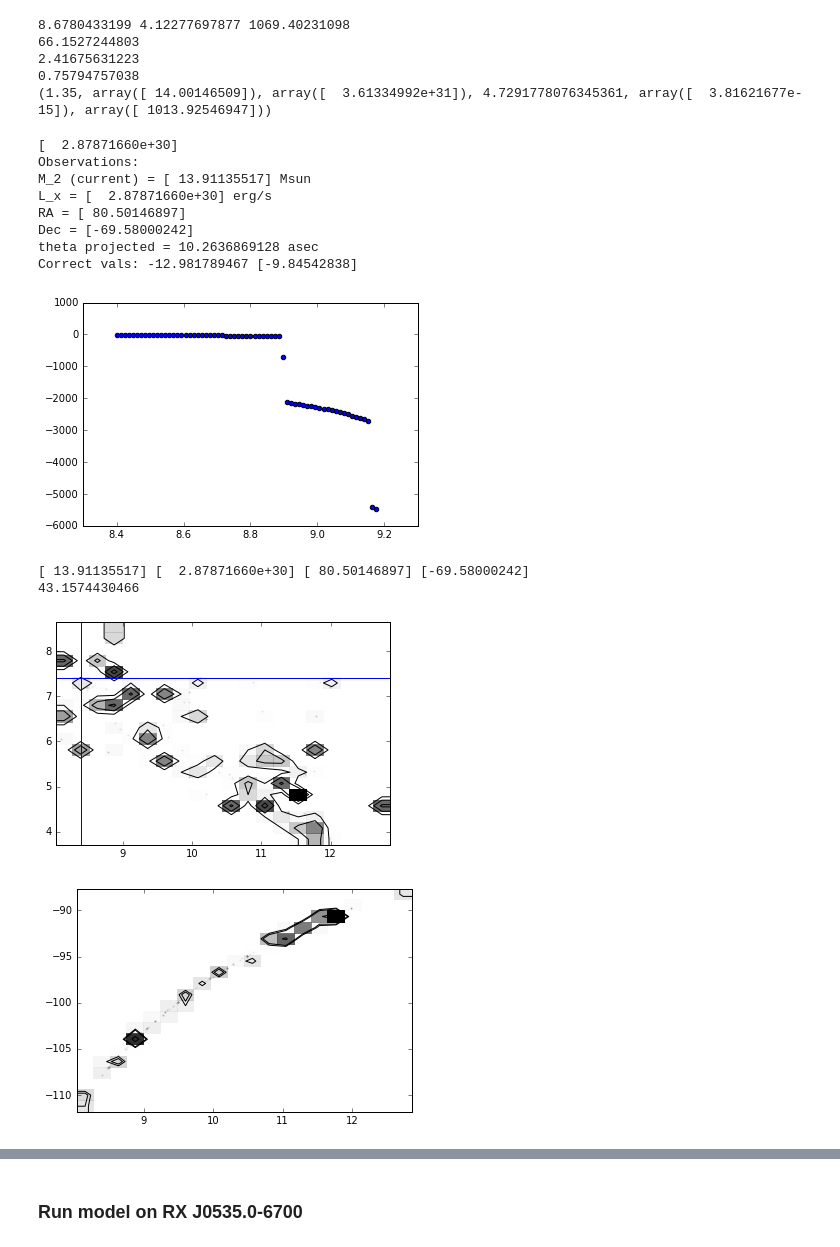
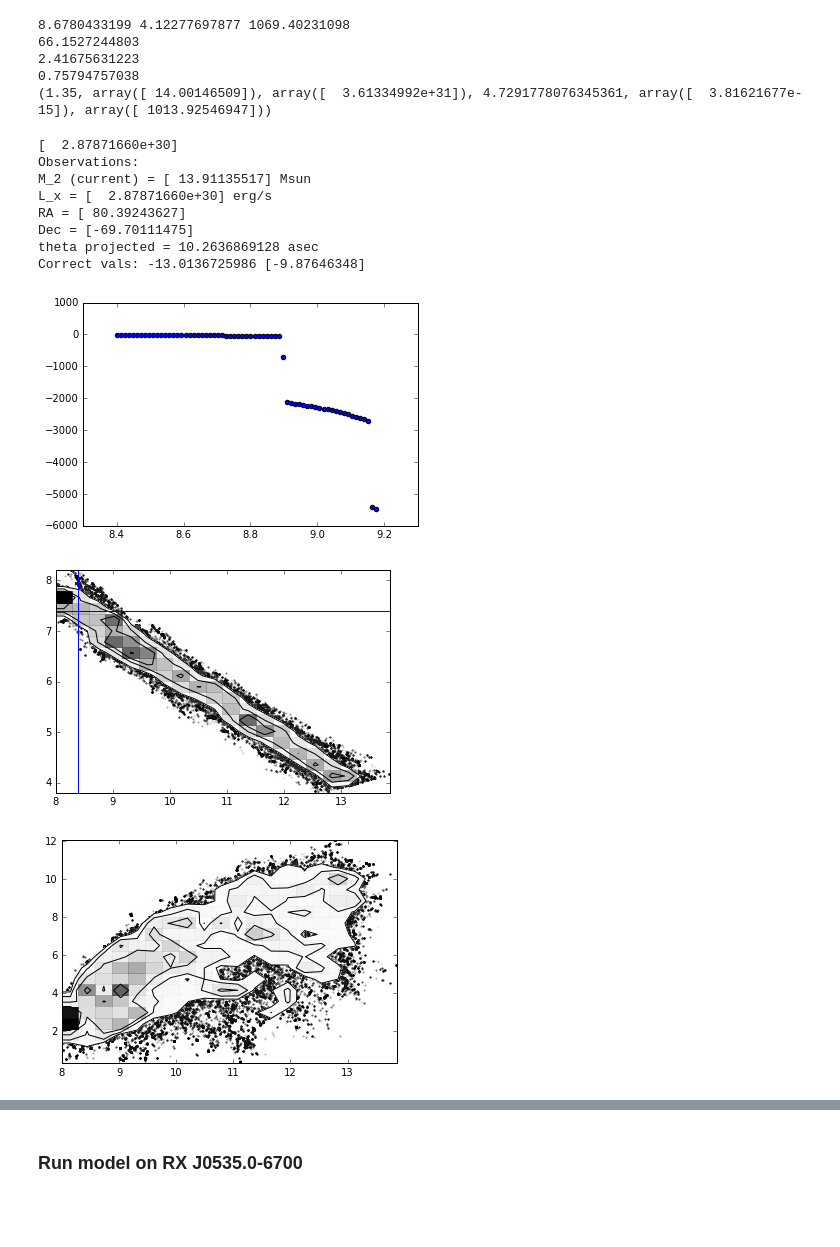
Before and after one commit to astroJeff/XRB, a Jupyter notebook: notebooks/LMC HMXB.ipynb, the cells around one changed output, grey strips where cells are left out. Cells and saved outputs as stored; diff of their text form; code cells hidden in the pictures; blank space fills up the shorter version.

Commit message:
Fixed levels error in density_contour, updated position posterior plot with SFH

```diff
--- a/notebooks/LMC HMXB.ipynb
+++ b/notebooks/LMC HMXB.ipynb
@@ -1176,6 +1176,10 @@ for i in np.arange(len(lmc_coor)):
 # shift ra and dec slightly
 ra_b = ra_b + 0.0005
 dec_b = dec_b + 0.0005
+
+# Test position
+ra_b = 80.4
+dec_b = -69.7
 
 M1 = 8.4
 M2 = 7.4
@@ -1234,35 +1238,32 @@ plt.show()
 Observations:
 M_2 (current) = [ 13.91135517] Msun
 L_x = [  2.87871660e+30] erg/s
-RA = [ 80.50146897]
-Dec = [-69.58000242]
+RA = [ 80.39243627]
+Dec = [-69.70111475]
 theta projected = 10.2636869128 asec
-Correct vals: -12.981789467 [-9.84542838]
+Correct vals: -13.0136725986 [-9.87646348]
 [figure]
 # %%
 start_time = time.time()
 
 print M2_d, L_x, ra, dec
 
-sampler = run_emcee(M2_d, L_x, ra, dec, nburn=10, nsteps=10)
+sampler = run_emcee(M2_d, L_x, ra, dec, nburn=10000, nsteps=60000)
 
 print time.time()-start_time
-# %% [output]
-[ 13.91135517] [  2.87871660e+30] [ 80.50146897] [-69.58000242]
-43.1574430466
 # %%
 corner.hist2d(sampler.flatchain.T[0], sampler.flatchain.T[1])
 plt.axhline(M2)
 plt.axvline(M1)
 plt.show()
 
 
-t_sn = sampler.flatchain.T[8] - func_sse_tmax(sampler.flatchain.T[0])
+t_sn = sampler.flatchain.T[9] - func_sse_tmax(sampler.flatchain.T[0])
 corner.hist2d(sampler.flatchain.T[0], t_sn)
 plt.show()
 # %% [output]
-[figure, old version]
+[figure, new version]
-[figure, old version]
+[figure, new version]
 # %%
 truths = [M1, M2, A, ecc, v_k, theta, phi, ra_b, dec_b, t_obs]
 labels = [r"$M_1$", r"$M_2$", r"$A$", r"$e$", r"$v_k$", r"$\theta$", r"$\phi$", r"$\alpha_{\rm b}$", r"$\delta_{\rm b}$", r"$t_{\rm b}$"]
```
Also changed, not shown: parts of 4 cells of this notebook, 1 other file.
